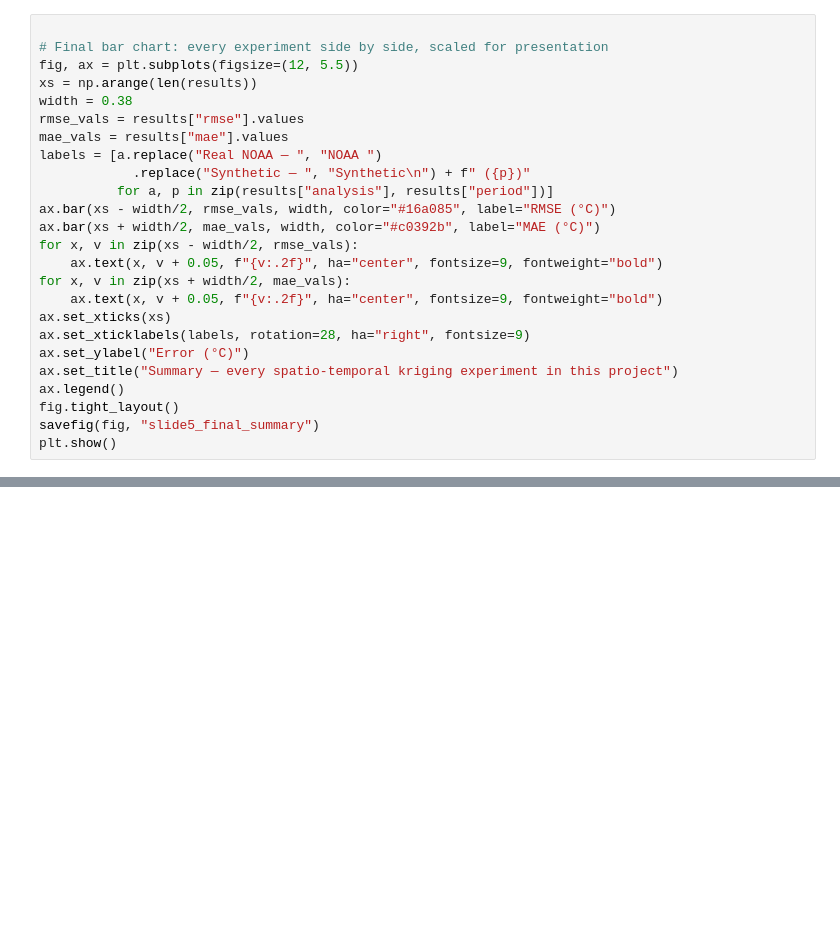
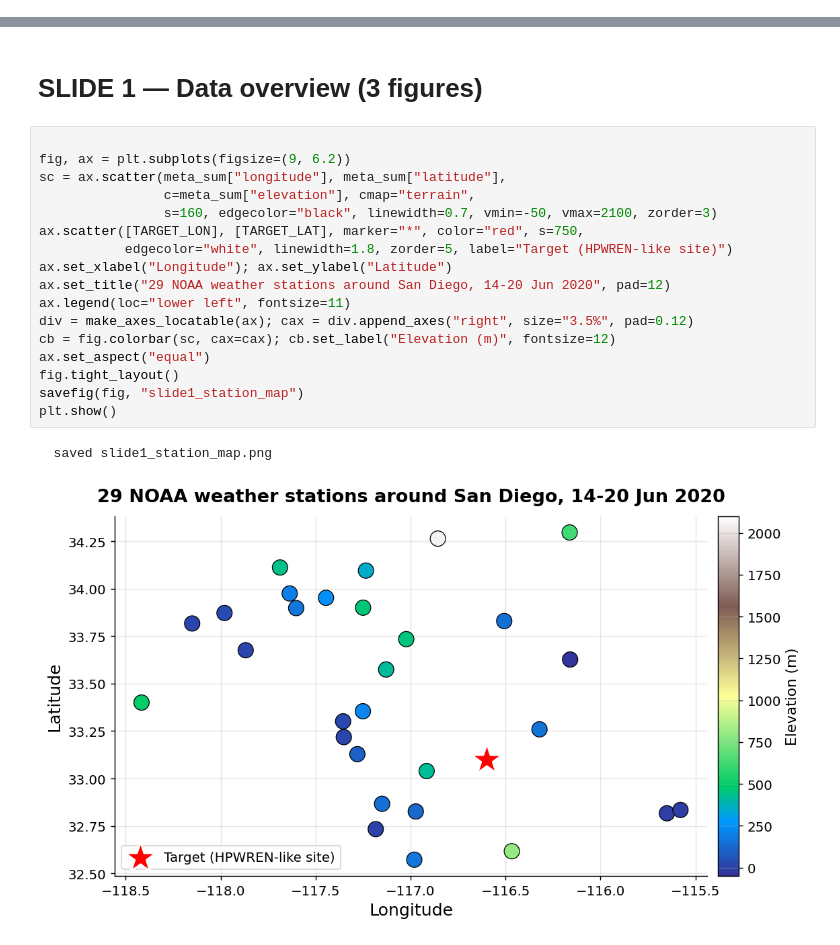
Before and after one commit to mkizilov/stat654-kriging-project, a Jupyter notebook: presentation.ipynb, the cells around one changed output, grey strips where cells are left out. Saved outputs shown, nothing was run; the diff lists cells and outputs as text; blank space fills up the shorter version.

```diff
--- a/presentation.ipynb
+++ b/presentation.ipynb
@@ -623,25 +0,0 @@ plt.show()
-# %%
-
-# Final bar chart: every experiment side by side, scaled for presentation
-fig, ax = plt.subplots(figsize=(12, 5.5))
-xs = np.arange(len(results))
-width = 0.38
-rmse_vals = results["rmse"].values
-mae_vals = results["mae"].values
-labels = [a.replace("Real NOAA — ", "NOAA ")
-            .replace("Synthetic — ", "Synthetic\n") + f" ({p})"
-          for a, p in zip(results["analysis"], results["period"])]
-ax.bar(xs - width/2, rmse_vals, width, color="#16a085", label="RMSE (°C)")
-ax.bar(xs + width/2, mae_vals, width, color="#c0392b", label="MAE (°C)")
-for x, v in zip(xs - width/2, rmse_vals):
-    ax.text(x, v + 0.05, f"{v:.2f}", ha="center", fontsize=9, fontweight="bold")
-for x, v in zip(xs + width/2, mae_vals):
-    ax.text(x, v + 0.05, f"{v:.2f}", ha="center", fontsize=9, fontweight="bold")
-ax.set_xticks(xs)
-ax.set_xticklabels(labels, rotation=28, ha="right", fontsize=9)
-ax.set_ylabel("Error (°C)")
-ax.set_title("Summary — every spatio-temporal kriging experiment in this project")
-ax.legend()
-fig.tight_layout()
-savefig(fig, "slide5_final_summary")
-plt.show()
@@ -650,0 +59,23 @@ plt.show()
+# %% [markdown]
+
+# SLIDE 1 — Data overview (3 figures)
+# %%
+
+fig, ax = plt.subplots(figsize=(9, 6.2))
+sc = ax.scatter(meta_sum["longitude"], meta_sum["latitude"],
+                c=meta_sum["elevation"], cmap="terrain",
+                s=160, edgecolor="black", linewidth=0.7, vmin=-50, vmax=2100, zorder=3)
+ax.scatter([TARGET_LON], [TARGET_LAT], marker="*", color="red", s=750,
+           edgecolor="white", linewidth=1.8, zorder=5, label="Target (HPWREN-like site)")
+ax.set_xlabel("Longitude"); ax.set_ylabel("Latitude")
+ax.set_title("29 NOAA weather stations around San Diego, 14-20 Jun 2020", pad=12)
+ax.legend(loc="lower left", fontsize=11)
+div = make_axes_locatable(ax); cax = div.append_axes("right", size="3.5%", pad=0.12)
+cb = fig.colorbar(sc, cax=cax); cb.set_label("Elevation (m)", fontsize=12)
+ax.set_aspect("equal")
+fig.tight_layout()
+savefig(fig, "slide1_station_map")
+plt.show()
+# %% [output]
+  saved slide1_station_map.png
+[figure, added]
```
Also changed, not shown: parts of 38 cells of this notebook, 13 other files.
